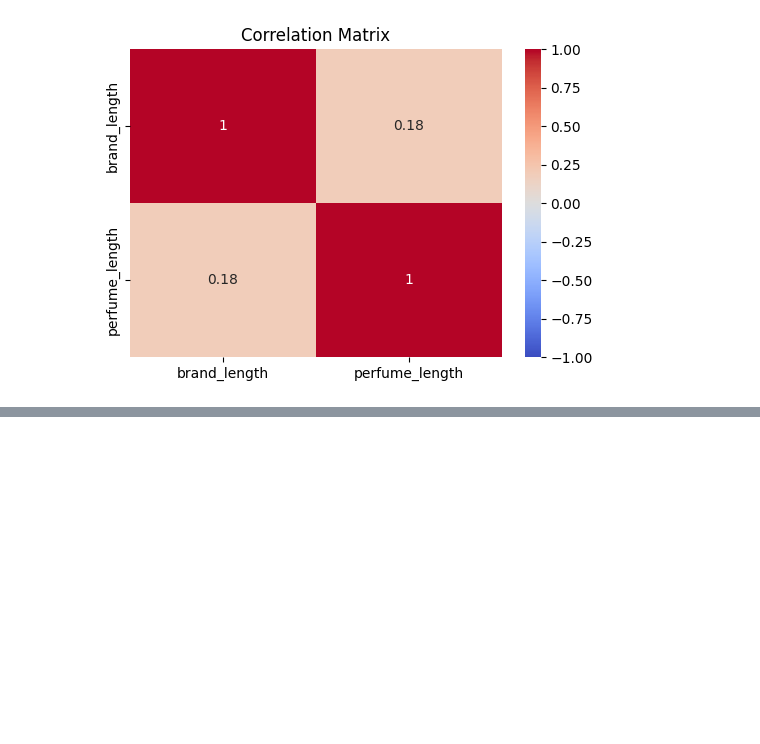
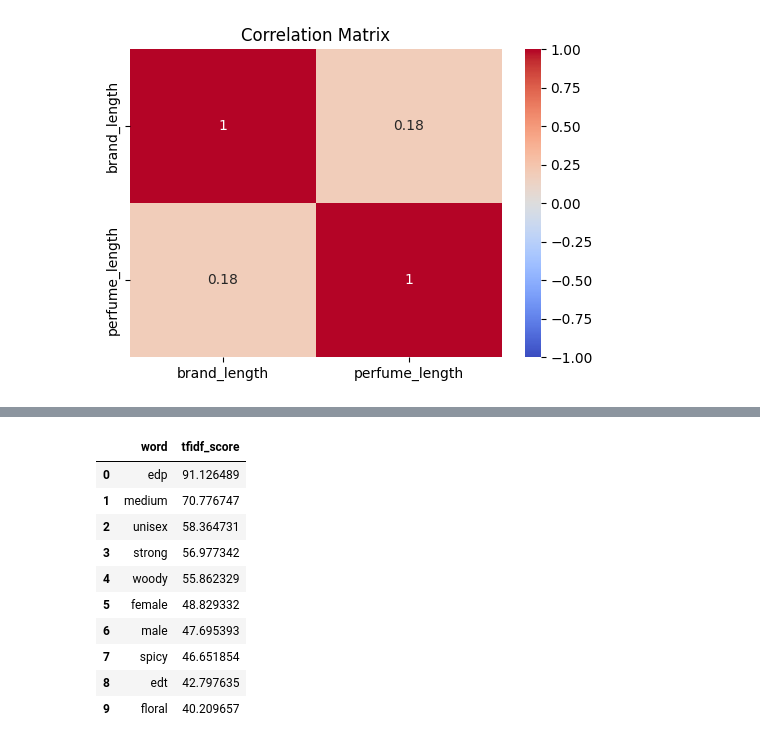
Before and after one commit to EfrantEmmanuelG/71230973-Tugas1, a Jupyter notebook: eda-parfume-efrant-71230973.ipynb, the cells around one changed output, grey strips where cells are left out. Saved outputs shown, nothing was run; the diff lists cells and outputs as text; code cells hidden in the pictures; blank space fills up the shorter version.

```diff
--- a/eda-parfume-efrant-71230973.ipynb
+++ b/eda-parfume-efrant-71230973.ipynb
@@ -183,0 +309,18 @@ plt.show()
+# %%
+sum_words = X_tfidf.sum(axis=0)
+words_freq = [(word, sum_words[0, idx]) for word, idx in tfidf.vocabulary_.items()]
+words_freq = sorted(words_freq, key=lambda x: x[1], reverse=True)
+
+pd.DataFrame(words_freq[:10], columns=['word', 'tfidf_score'])
+# %% [output]
+|  | word | tfidf_score |
+| 0 | edp | 91.126489 |
+| 1 | medium | 70.776747 |
+| 2 | unisex | 58.364731 |
+| 3 | strong | 56.977342 |
+| 4 | woody | 55.862329 |
+| 5 | female | 48.829332 |
+| 6 | male | 47.695393 |
+| 7 | spicy | 46.651854 |
+| 8 | edt | 42.797635 |
+| 9 | floral | 40.209657 |
```
Also changed, not shown: parts of 6 cells of this notebook.
